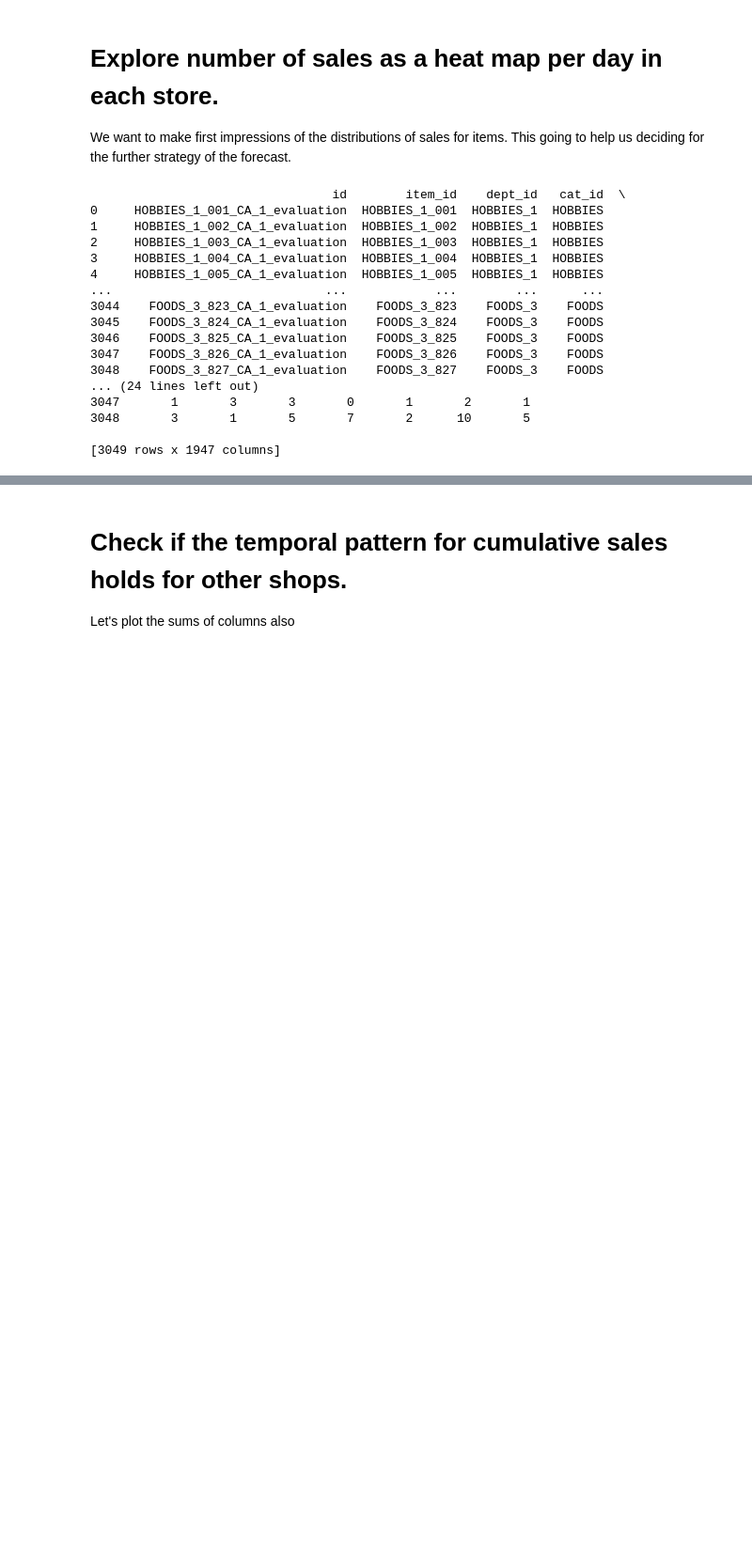
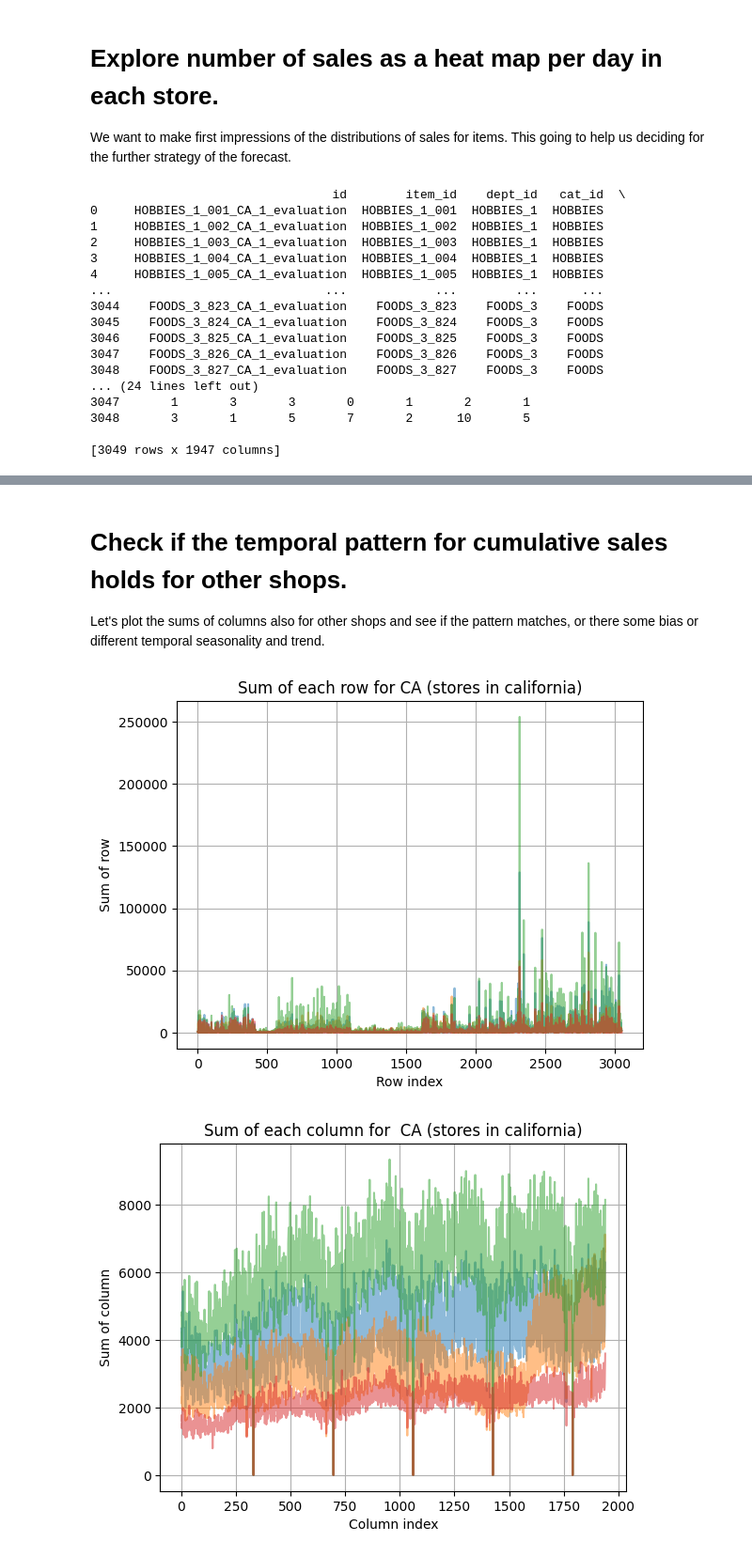
Before and after one commit to VPERepos/DataSciencePortfolio, a Jupyter notebook: TimeSeriesForecasting/GroceryRetailSalesForecasting/Notebooks/GroceryRetailSalesForecastingEDA.ipynb, the cells around one changed output, grey strips where cells are left out. Shown at 94% size. Cells and saved outputs as stored; diff of their text form; code cells hidden in the pictures; blank space fills up the shorter version.

```diff
--- a/TimeSeriesForecasting/GroceryRetailSalesForecasting/Notebooks/GroceryRetailSalesForecastingEDA.ipynb
+++ b/TimeSeriesForecasting/GroceryRetailSalesForecasting/Notebooks/GroceryRetailSalesForecastingEDA.ipynb
@@ -189,4 +192,4 @@ plt.show()
 * The second step could be done by sampling from a simple probabalistic model (like e.g. Dirichlete Multinomial Model, or sorting the items relative to its frequency in the sum of rows and fitting a polynom if the tendency holds for other shops) in order to estimate how much and how likely each item provides to the resulting sum of a column representing a time period.
 # %% [markdown]
 # Check if the temporal pattern for cumulative sales holds for other shops.
-Let's plot the sums of columns also
+Let's plot the sums of columns also for other shops and see if the pattern matches, or there some bias or different temporal seasonality and trend.
@@ -192,0 +220,32 @@ Let's plot the sums of columns also
+# %%
+row_sums_ca2 = arr_sales_ca2.sum(axis=1)
+column_sums_ca2 = arr_sales_ca2.sum(axis=0)
+
+row_sums_ca3 = arr_sales_ca3.sum(axis=1)
+column_sums_ca3 = arr_sales_ca3.sum(axis=0)
+
+row_sums_ca4 = arr_sales_ca4.sum(axis=1)
+column_sums_ca4 = arr_sales_ca4.sum(axis=0)
+
+plt.plot(row_sums_ca1, alpha=0.5)
+plt.plot(row_sums_ca2, alpha=0.5)
+plt.plot(row_sums_ca3, alpha=0.5)
+plt.plot(row_sums_ca4, alpha=0.5)
+plt.xlabel("Row index")
+plt.ylabel("Sum of row")
+plt.title("Sum of each row for CA (stores in california)")
+plt.grid(True)
+plt.show()
+
+plt.plot(column_sums_ca1, alpha=0.5)
+plt.plot(column_sums_ca2, alpha=0.5)
+plt.plot(column_sums_ca3, alpha=0.5)
+plt.plot(column_sums_ca4, alpha=0.5)
+plt.xlabel("Column index")
+plt.ylabel("Sum of column")
+plt.title("Sum of each column for  CA (stores in california)")
+plt.grid(True)
+plt.show()
+# %% [output]
+[figure, added]
+[figure, added]
```
Also changed, not shown: parts of 19 cells of this notebook.
